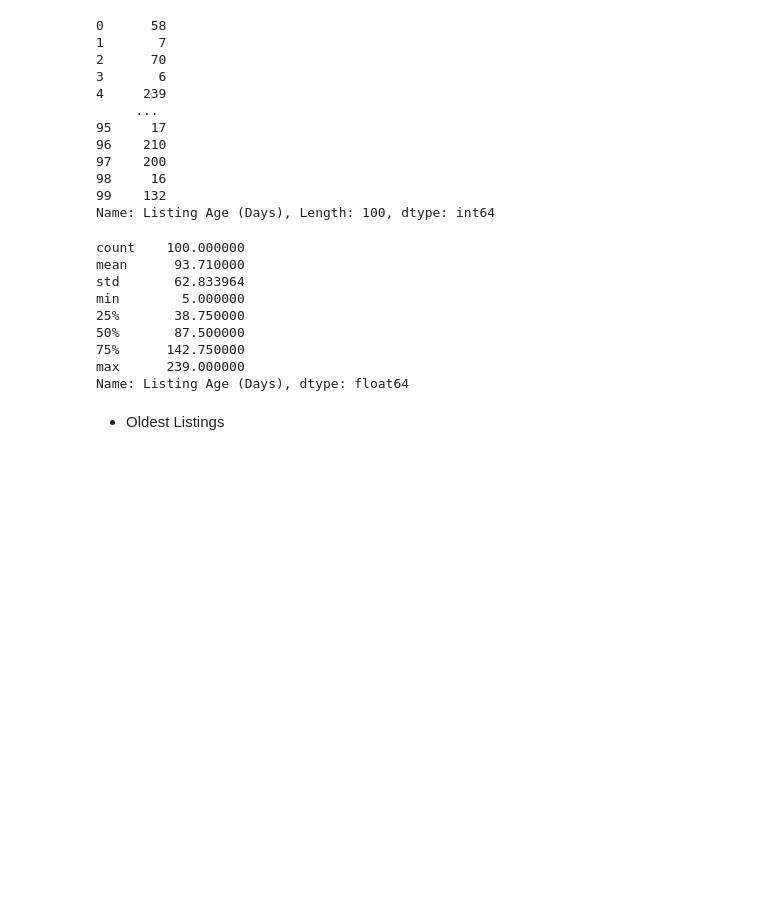
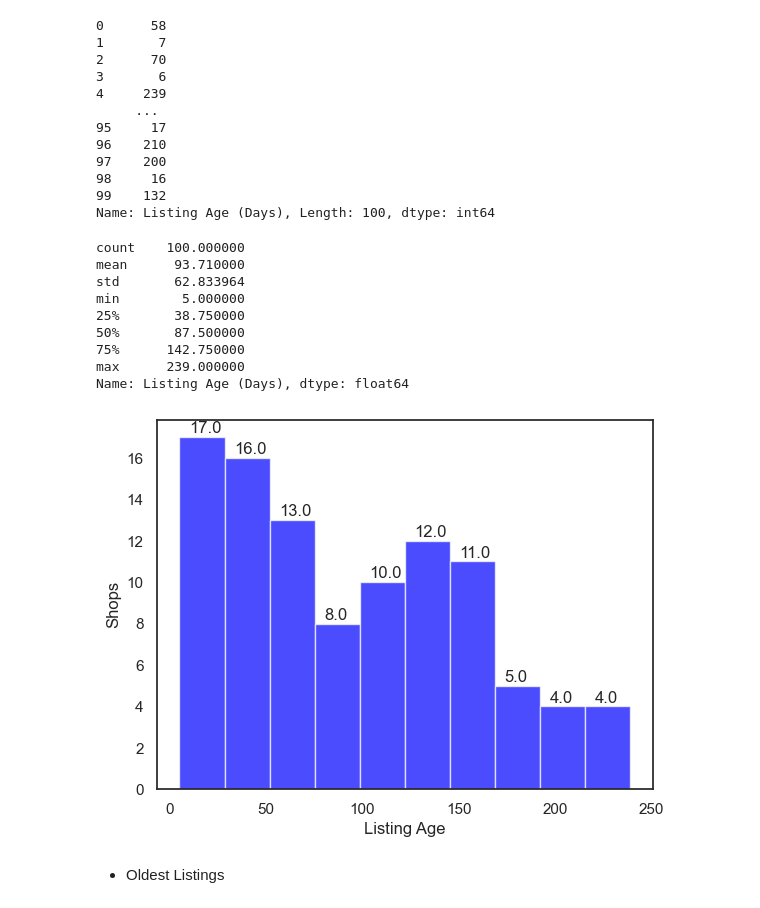
Before and after one commit to gupta-aayushkr/Etsy-Market-Analysis, a Jupyter notebook: EDA.ipynb, the cells around one changed output. Saved outputs shown, nothing was run; the diff lists cells and outputs as text; code cells hidden in the pictures; blank space fills up the shorter version.

```diff
--- a/EDA.ipynb
+++ b/EDA.ipynb
@@ -451,6 +421,15 @@ min        5.000000
 75%      142.750000
 max      239.000000
 Name: Listing Age (Days), dtype: float64
+# %%
+Listing_age_plot = plt.hist(Listing_age, color='blue', edgecolor='white', alpha=0.7)
+for i in range(len(Listing_age_plot[0])):
+    plt.text(Listing_age_plot[1][i] + 5,Listing_age_plot[0][i]+.2,str(Listing_age_plot[0][i]))
+plt.xlabel("Listing Age")
+plt.ylabel("Shops")
+plt.show()
+# %% [output]
+[figure, added]
 # %%
 px.histogram(Listing_age, x='Listing Age (Days)', nbins=20)
 # %% [markdown]
```
Also changed, not shown: parts of 33 cells of this notebook, 1 other file.
